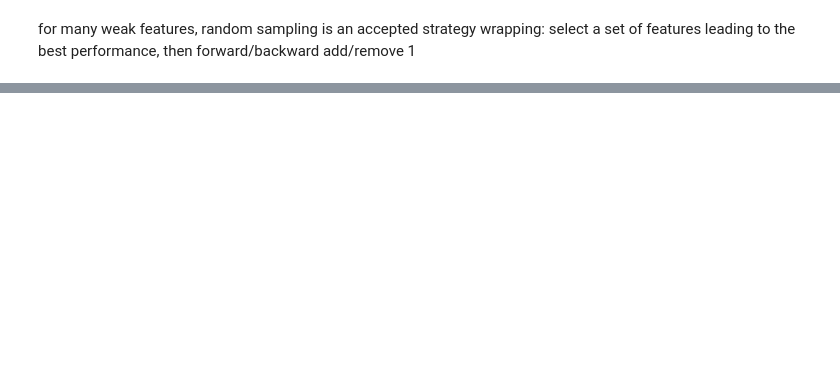
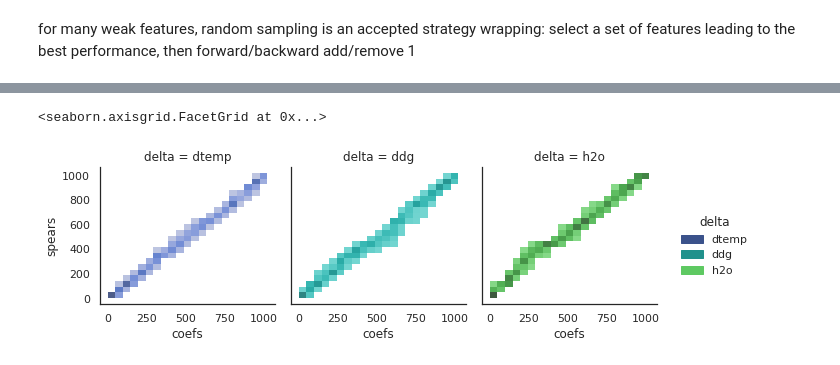
Before and after one commit to lkndl/mapra, a Jupyter notebook: mapra/9_more.ipynb, the cells around one changed output, grey strips where cells are left out. Saved outputs shown, nothing was run; the diff lists cells and outputs as text; code cells hidden in the pictures; blank space fills up the shorter version.

```diff
--- a/mapra/9_more.ipynb
+++ b/mapra/9_more.ipynb
@@ -287,0 +355,9 @@ wrapping: select a set of features leading to the best performance, then forward
+# %%
+dt = pd.DataFrame(store).T.rename(columns={0: 'coefs', 1: 'spears'})
+dt = dt.apply(pd.Series.explode)
+dt['delta'] = delta_labels * len(params)
+dt = dt.reset_index()
+dt = dt.apply(pd.Series.explode)
+dt = dt.convert_dtypes()
+dt.to_csv('../txts/10_loops_col_picking.csv')
+dt
@@ -287,0 +378,5 @@ wrapping: select a set of features leading to the best performance, then forward
+# %%
+ddt = pd.read_csv('../txts/10-20_loops_col_picking.csv').drop(columns='Unnamed: 0')
+dt = pd.concat((dt, ddt))
+dt.to_csv('../txts/0-20_loops_col_picking.csv')
+dt
@@ -287,0 +397,9 @@ wrapping: select a set of features leading to the best performance, then forward
+# %%
+sns.displot(dt, x='coefs', y='spears',
+            # kind='hist', multiple='stack',
+            hue='delta', hue_order=delta_labels, palette='viridis',
+            col='delta',  # col_wrap=5,
+            height=3)
+# %% [output]
+<seaborn.axisgrid.FacetGrid at 0x...>
+[figure, added]
```
Also changed, not shown: parts of 19 cells of this notebook, 3 other files.
